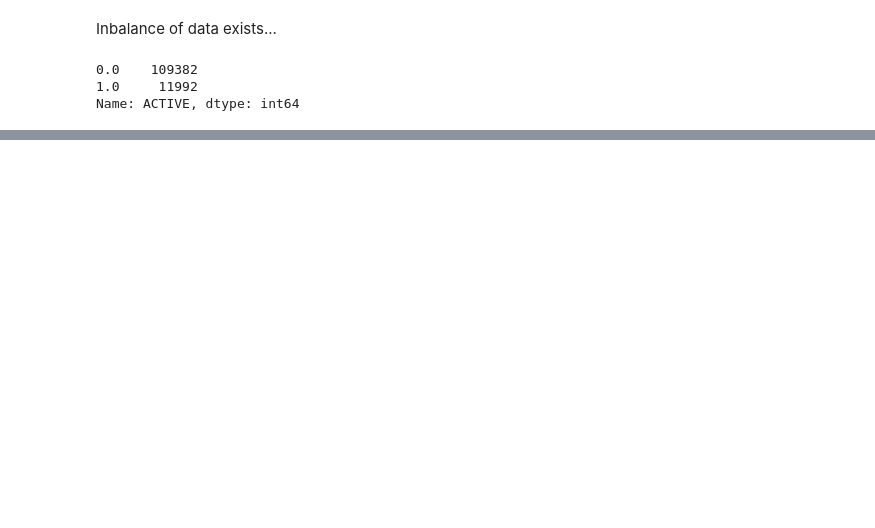
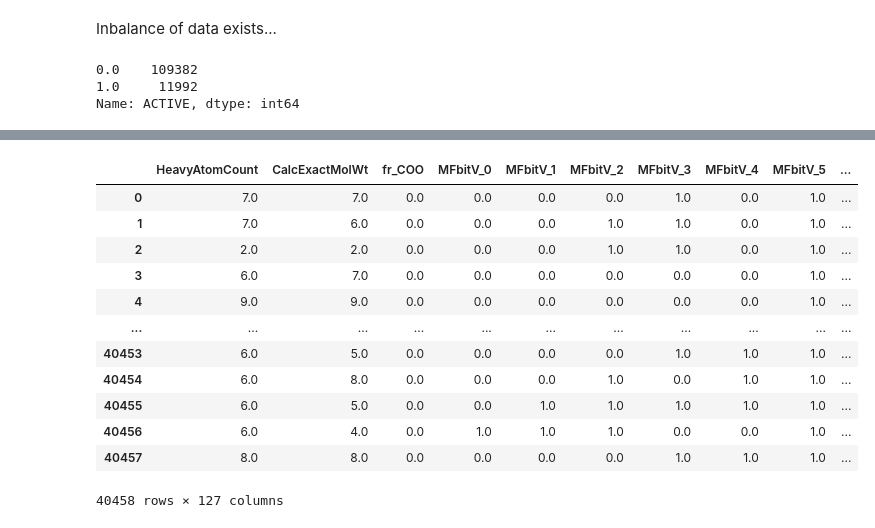
Before and after one commit to Spycsh/DataScienceNoteBooks, a Jupyter notebook: rdkit_challenge.ipynb, the cells around one changed output, grey strips where cells are left out. Cells and saved outputs as stored; diff of their text form; code cells hidden in the pictures; blank space fills up the shorter version.

```diff
--- a/rdkit_challenge.ipynb
+++ b/rdkit_challenge.ipynb
@@ -327,0 +415,9 @@ array([0.78694679, 0.77562246, 0.77204945, 0.77742332, 0.77938147])
+# %%
+test_df = pd.read_csv('test_smiles.csv')
+test_df_copy = test_df.copy()
+
+test_df_copy["HeavyAtomCount"] = test_df_copy["SMILES"].apply(lambda x: Chem.MolFromSmiles(x).GetNumAtoms())
+test_df_copy["CalcExactMolWt"] = test_df_copy["SMILES"].apply(lambda x: d.CalcExactMolWt(Chem.MolFromSmiles(x)))
+test_df_copy["fr_COO"] = test_df_copy["SMILES"].apply(lambda x: f.fr_Al_COO(Chem.MolFromSmiles(x)))
+
+test_df_copy
@@ -327,0 +441,16 @@ array([0.78694679, 0.77562246, 0.77204945, 0.77742332, 0.77938147])
+# %%
+for i in range(124):
+  test_df_copy["MFbitV_"+str(i)] = 0
+
+print("wait 5 minutes please...")
+# 40458*124 MF vector
+MF_x_test = test_df_copy["SMILES"].apply(lambda x: np.array(AllChem.GetMorganFingerprintAsBitVect(Chem.MolFromSmiles(x),2,nBits=124)))
+
+# vector_lists = []
+# # concat the lists
+# for i in MF_x:
+#   vector_lists += np.array(i).tolist()
+import itertools
+vector_lists_test = list(itertools.chain(*MF_x_test))
+
+test_df_copy.iloc[:,5:] = np.array(vector_lists_test).reshape(len(test_df_copy),124)
@@ -327,0 +460,22 @@ array([0.78694679, 0.77562246, 0.77204945, 0.77742332, 0.77938147])
+# %%
+test_df_data = test_df_copy.drop(columns=['INDEX','SMILES'])
+# %%
+_X_test = np.array(test_df_data)
+_X_test[:,[0,1]] = scaler.fit_transform(_X_test[:,[0,1]])
+_X_test[:,[0,1]] = kbd.fit_transform(_X_test[:,[0,1]])
+_X_test = pd.DataFrame(_X_test, columns=test_df_data.columns, index=test_df_copy.index)
+_X_test
+# %% [output]
+|  | HeavyAtomCount | CalcExactMolWt | fr_COO | MFbitV_0 | MFbitV_1 | MFbitV_2 | MFbitV_3 | MFbitV_4 | MFbitV_5 | ... |
+| 0 | 7.0 | 7.0 | 0.0 | 0.0 | 0.0 | 0.0 | 1.0 | 0.0 | 1.0 | ... |
+| 1 | 7.0 | 6.0 | 0.0 | 0.0 | 0.0 | 1.0 | 1.0 | 0.0 | 1.0 | ... |
+| 2 | 2.0 | 2.0 | 0.0 | 0.0 | 0.0 | 1.0 | 1.0 | 0.0 | 1.0 | ... |
+| 3 | 6.0 | 7.0 | 0.0 | 0.0 | 0.0 | 0.0 | 0.0 | 0.0 | 1.0 | ... |
+| 4 | 9.0 | 9.0 | 0.0 | 0.0 | 0.0 | 0.0 | 0.0 | 0.0 | 1.0 | ... |
+| ... | ... | ... | ... | ... | ... | ... | ... | ... | ... | ... |
+| 40453 | 6.0 | 5.0 | 0.0 | 0.0 | 0.0 | 0.0 | 1.0 | 1.0 | 1.0 | ... |
+| 40454 | 6.0 | 8.0 | 0.0 | 0.0 | 0.0 | 1.0 | 0.0 | 1.0 | 1.0 | ... |
+| 40455 | 6.0 | 5.0 | 0.0 | 0.0 | 1.0 | 1.0 | 1.0 | 1.0 | 1.0 | ... |
+| 40456 | 6.0 | 4.0 | 0.0 | 1.0 | 1.0 | 1.0 | 0.0 | 0.0 | 1.0 | ... |
+| 40457 | 8.0 | 8.0 | 0.0 | 0.0 | 0.0 | 0.0 | 1.0 | 1.0 | 1.0 | ... |
+40458 rows × 127 columns
```
Also changed, not shown: parts of 17 cells of this notebook.
